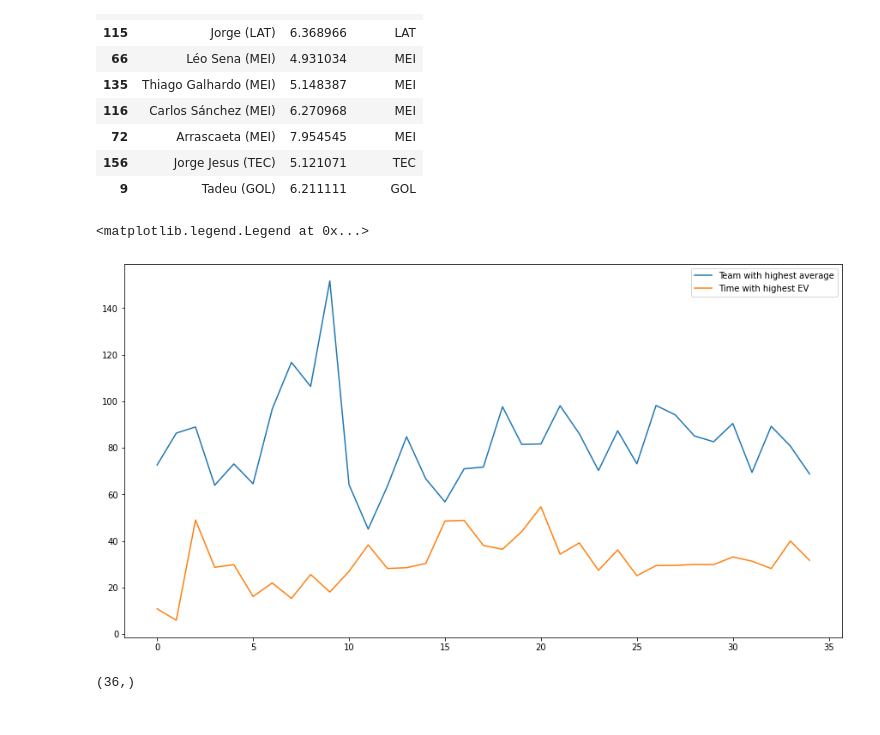
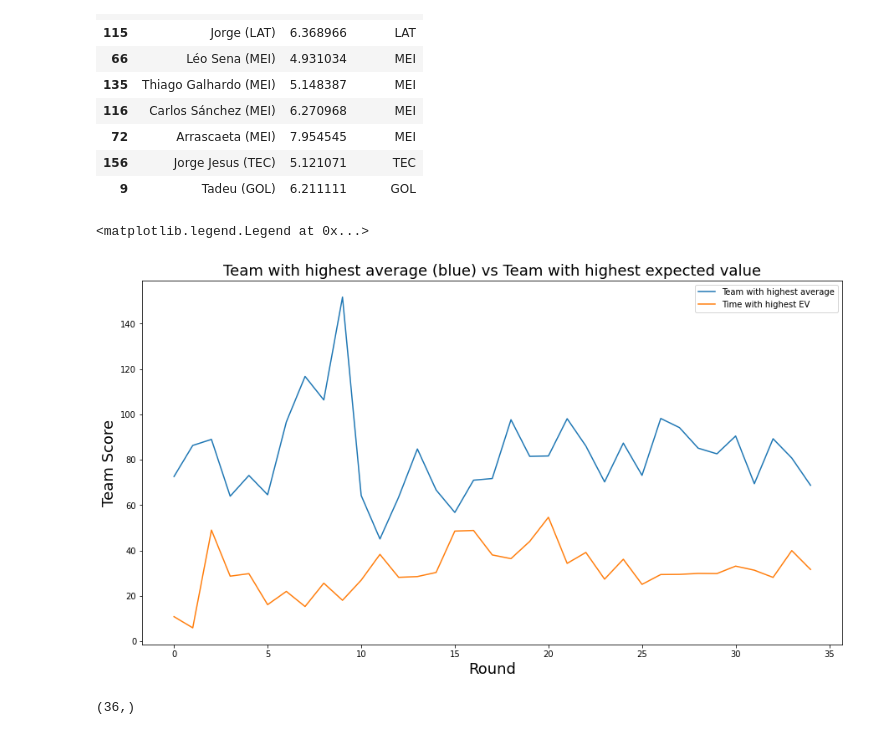
Before and after one commit to livelif/data-science, a Jupyter notebook: python/Udacity/cartola/CartolaUdacity_English_Version.ipynb, the cells around one changed output. Drawn from its saved outputs; the diff is of its cells as text; code cells hidden in the pictures.

Commit message:
Correct titles

```diff
--- a/python/Udacity/cartola/CartolaUdacity_English_Version.ipynb
+++ b/python/Udacity/cartola/CartolaUdacity_English_Version.ipynb
@@ -408,17 +413,19 @@ playersWithHighestAverage
 # %%
 import matplotlib.pyplot as plt
 plt.figure(figsize=(15,8))
 #We removed 1 because the EV team played 1 round less
 x = list(range(0, len(scorePerRoundTeamHighestAverage) - 1))
 
 xev = list(range(0, len(scorePerRoundOfTimeEV)))
 plt.plot(x, scorePerRoundTeamHighestAverage.head(35), label="Team with highest average")
 plt.plot(xev, scorePerRoundOfTimeEV, label="Time with highest EV")
-
+plt.title("Team with highest average (blue) vs Team with highest expected value", fontsize=18)
+plt.xlabel("Round", fontsize=18)
+plt.ylabel("Team Score", fontsize=18)
 plt.legend()
 # %% [output]
 <matplotlib.legend.Legend at 0x...>
-[figure, old version]
+[figure, new version]
 # %%
 scorePerRoundTeamHighestAverage.shape
 # %% [output]
```
Also changed, not shown: parts of 8 cells of this notebook.
